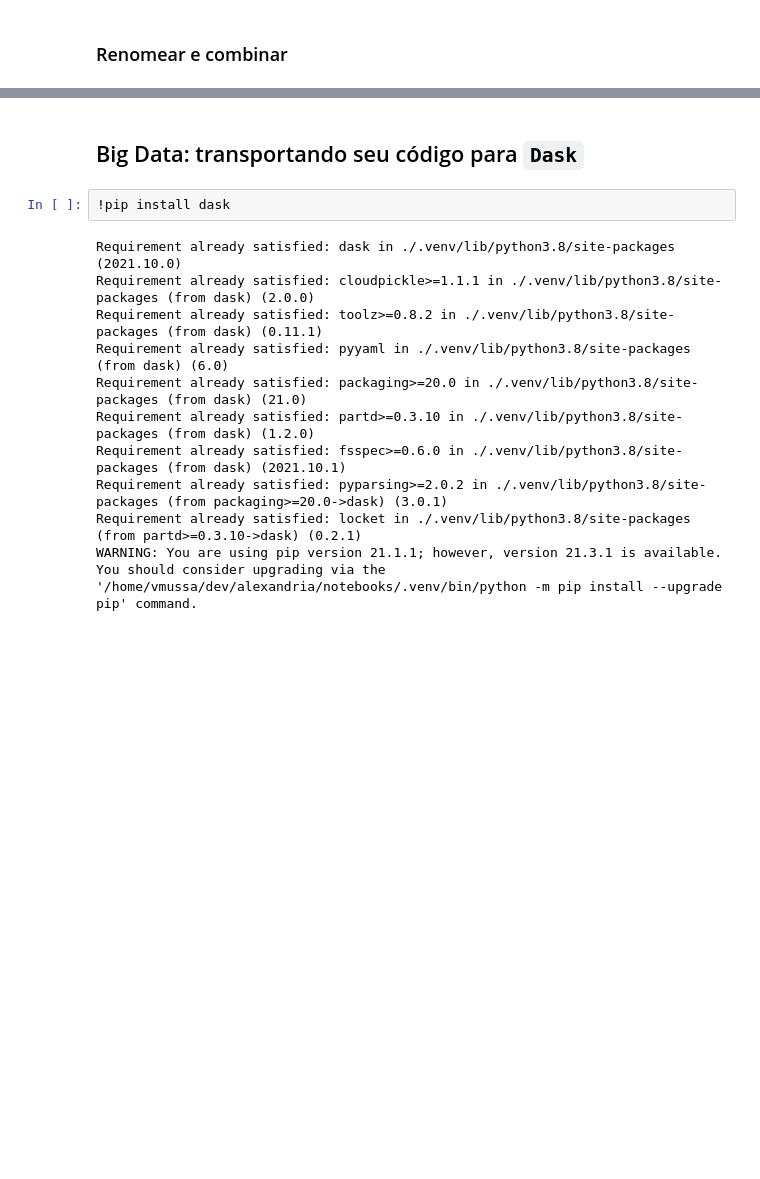
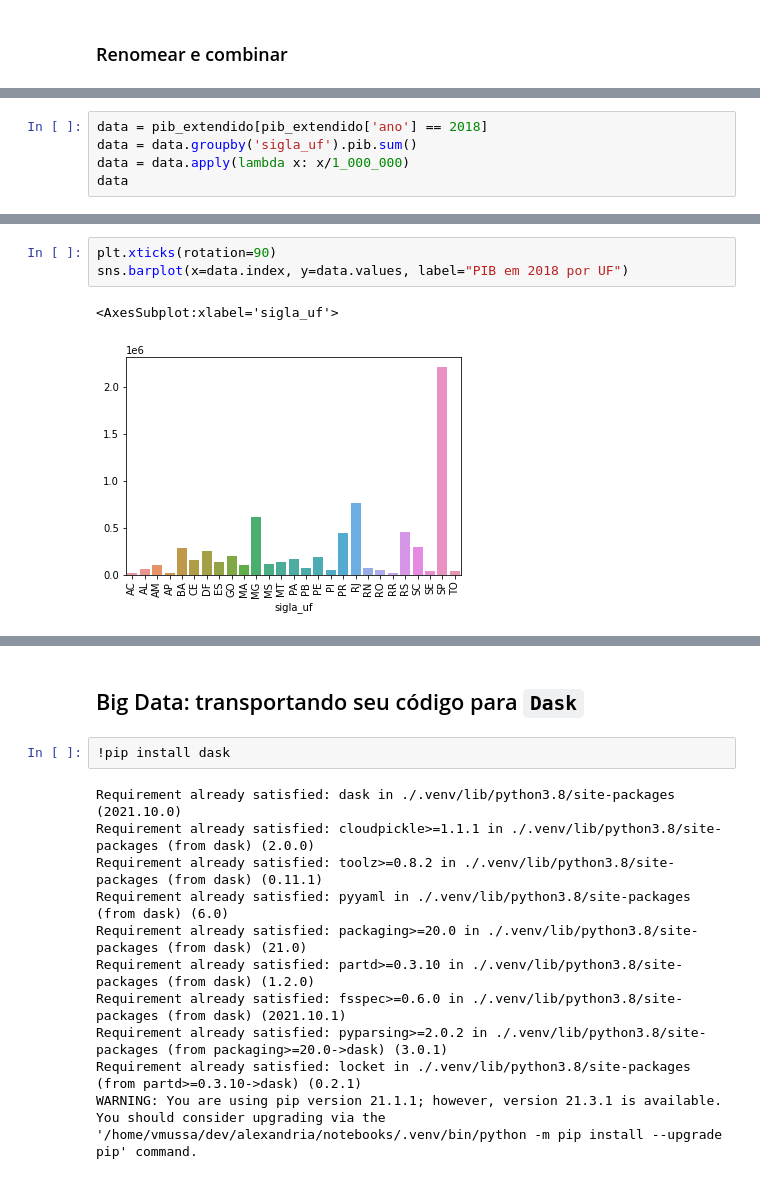
Before and after one commit to vmussa/weboficina-raspagem-python, a Jupyter notebook: notebooks/aula2.ipynb, the cells around one changed output, grey strips where cells are left out. Drawn from its saved outputs; the diff is of its cells as text; blank space fills up the shorter version.

```diff
--- a/notebooks/aula2.ipynb
+++ b/notebooks/aula2.ipynb
@@ -514,0 +743,5 @@ Name: pib, Length: 94616, dtype: int64
+# %%
+data = pib_extendido[pib_extendido['ano'] == 2018]
+data = data.groupby('sigla_uf').pib.sum()
+data = data.apply(lambda x: x/1_000_000)
+data
@@ -514,0 +766,6 @@ Name: pib, Length: 94616, dtype: int64
+# %%
+plt.xticks(rotation=90)
+sns.barplot(x=data.index, y=data.values, label="PIB em 2018 por UF")
+# %% [output]
+<AxesSubplot:xlabel='sigla_uf'>
+[figure, added]
```
Also changed, not shown: parts of 39 cells of this notebook.
